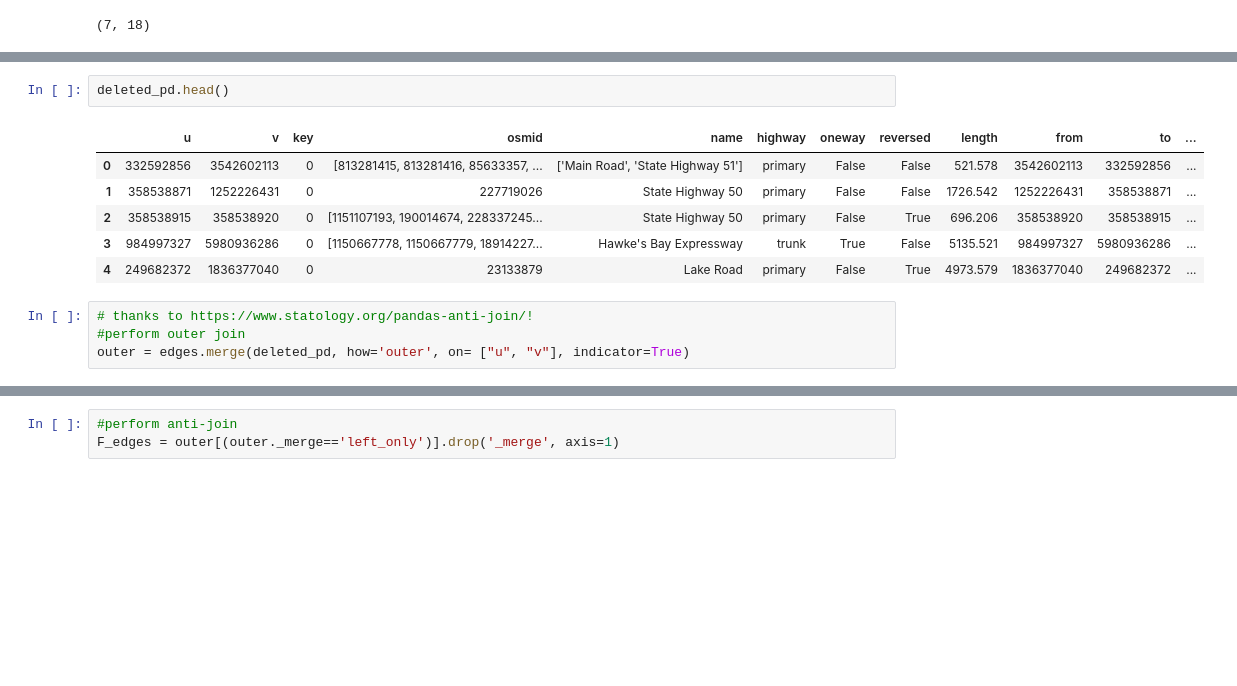
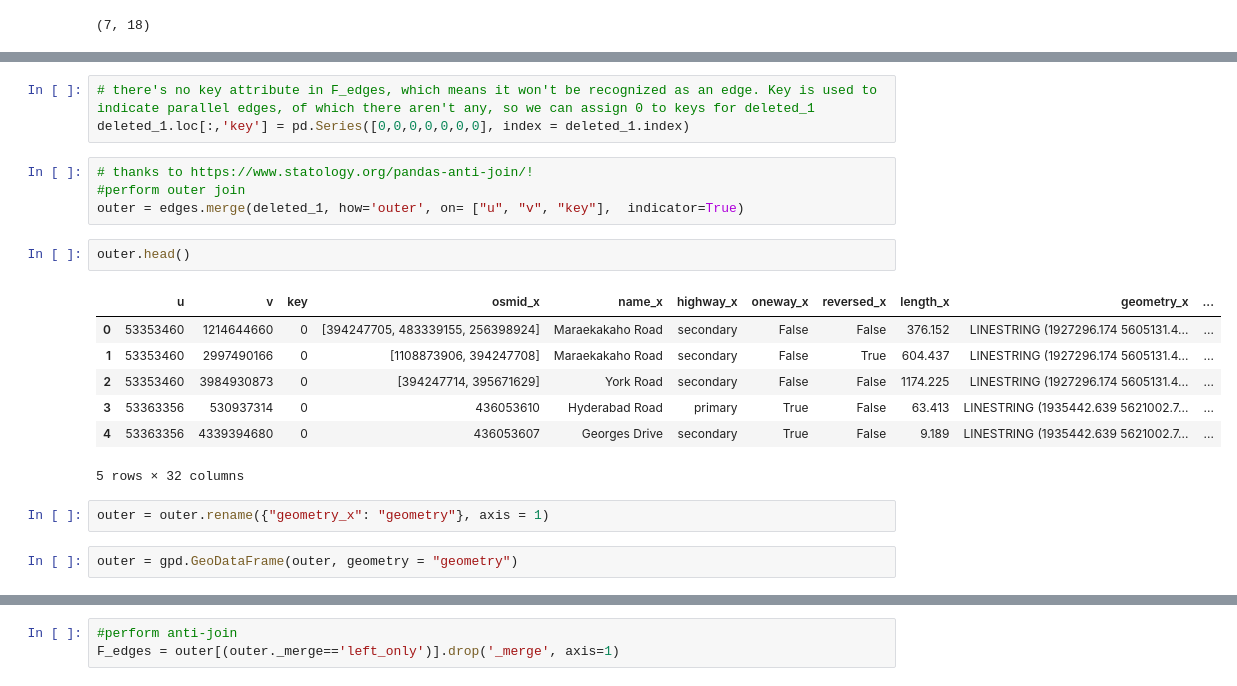
Before and after one commit to gsokolow/Flooding-and-Healthcare-2024, a Jupyter notebook: procedure/code/01-Jupyter_notebook.ipynb, the cells around one changed output, grey strips where cells are left out. Cells and saved outputs as stored; diff of their text form; blank space fills up the shorter version.

```diff
--- a/procedure/code/01-Jupyter_notebook.ipynb
+++ b/procedure/code/01-Jupyter_notebook.ipynb
@@ -691,16 +699,24 @@ deleted_pd = pd.DataFrame(deleted_1)
+# %%
+# there's no key attribute in F_edges, which means it won't be recognized as an edge. Key is used to indicate parallel edges, of which there aren't any, so we can assign 0 to keys for deleted_1
+deleted_1.loc[:,'key'] = pd.Series([0,0,0,0,0,0,0], index = deleted_1.index)
+# %%
+# thanks to https://www.statology.org/pandas-anti-join/!
+#perform outer join
+outer = edges.merge(deleted_1, how='outer', on= ["u", "v", "key"],  indicator=True)
 # %%
-deleted_pd.head()
+outer.head()
 # %% [output]
-|  | u | v | key | osmid | name | highway | oneway | reversed | length | from | to | ... |
-| 0 | 332592856 | 3542602113 | 0 | [813281415, 813281416, 85633357, ... | ['Main Road', 'State Highway 51'] | primary | False | False | 521.578 | 3542602113 | 332592856 | ... |
-| 1 | 358538871 | 1252226431 | 0 | 227719026 | State Highway 50 | primary | False | False | 1726.542 | 1252226431 | 358538871 | ... |
-| 2 | 358538915 | 358538920 | 0 | [1151107193, 190014674, 228337245... | State Highway 50 | primary | False | True | 696.206 | 358538920 | 358538915 | ... |
-| 3 | 984997327 | 5980936286 | 0 | [1150667778, 1150667779, 18914227... | Hawke's Bay Expressway | trunk | True | False | 5135.521 | 984997327 | 5980936286 | ... |
-| 4 | 249682372 | 1836377040 | 0 | 23133879 | Lake Road | primary | False | True | 4973.579 | 1836377040 | 249682372 | ... |
+|  | u | v | key | osmid_x | name_x | highway_x | oneway_x | reversed_x | length_x | geometry_x | ... |
+| 0 | 53353460 | 1214644660 | 0 | [394247705, 483339155, 256398924] | Maraekakaho Road | secondary | False | False | 376.152 | LINESTRING (1927296.174 5605131.4... | ... |
+| 1 | 53353460 | 2997490166 | 0 | [1108873906, 394247708] | Maraekakaho Road | secondary | False | True | 604.437 | LINESTRING (1927296.174 5605131.4... | ... |
+| 2 | 53353460 | 3984930873 | 0 | [394247714, 395671629] | York Road | secondary | False | False | 1174.225 | LINESTRING (1927296.174 5605131.4... | ... |
+| 3 | 53363356 | 530937314 | 0 | 436053610 | Hyderabad Road | primary | True | False | 63.413 | LINESTRING (1935442.639 5621002.7... | ... |
+| 4 | 53363356 | 4339394680 | 0 | 436053607 | Georges Drive | secondary | True | False | 9.189 | LINESTRING (1935442.639 5621002.7... | ... |
+5 rows × 32 columns
-# %%
-# thanks to https://www.statology.org/pandas-anti-join/!
-#perform outer join
-outer = edges.merge(deleted_pd, how='outer', on= ["u", "v"], indicator=True)
+# %%
+outer = outer.rename({"geometry_x": "geometry"}, axis = 1)
+# %%
+outer = gpd.GeoDataFrame(outer, geometry = "geometry")
 # %%
 outer.crs
 # %% [output]
```
Also changed, not shown: parts of 12 cells of this notebook.
